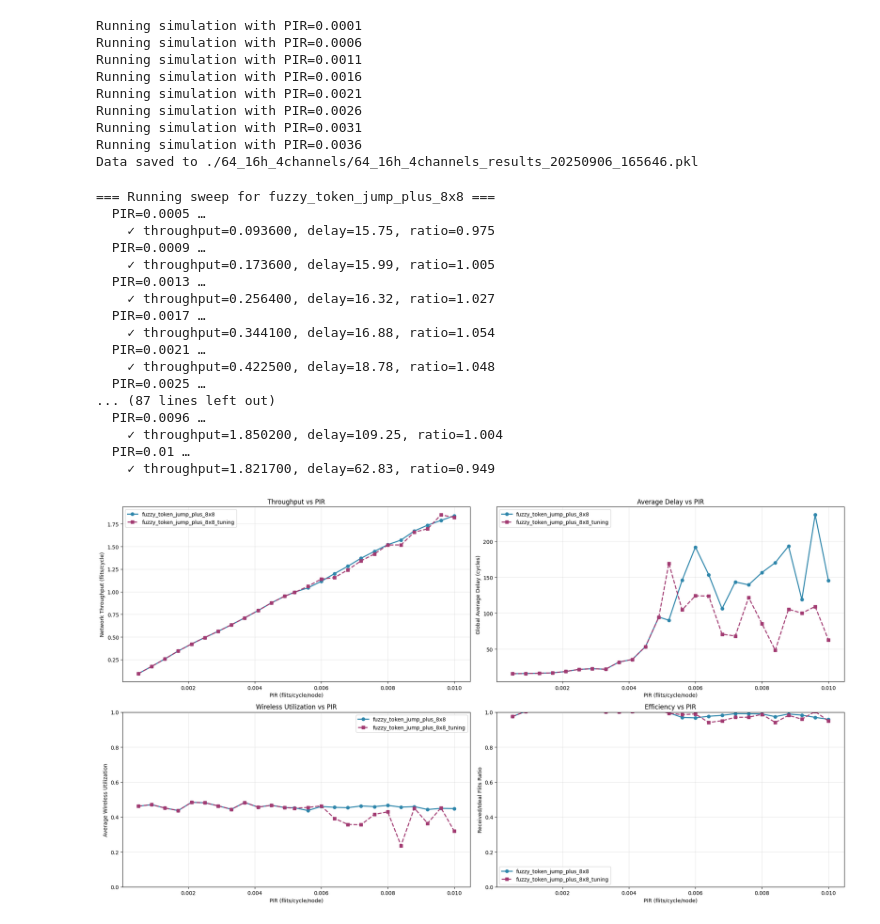
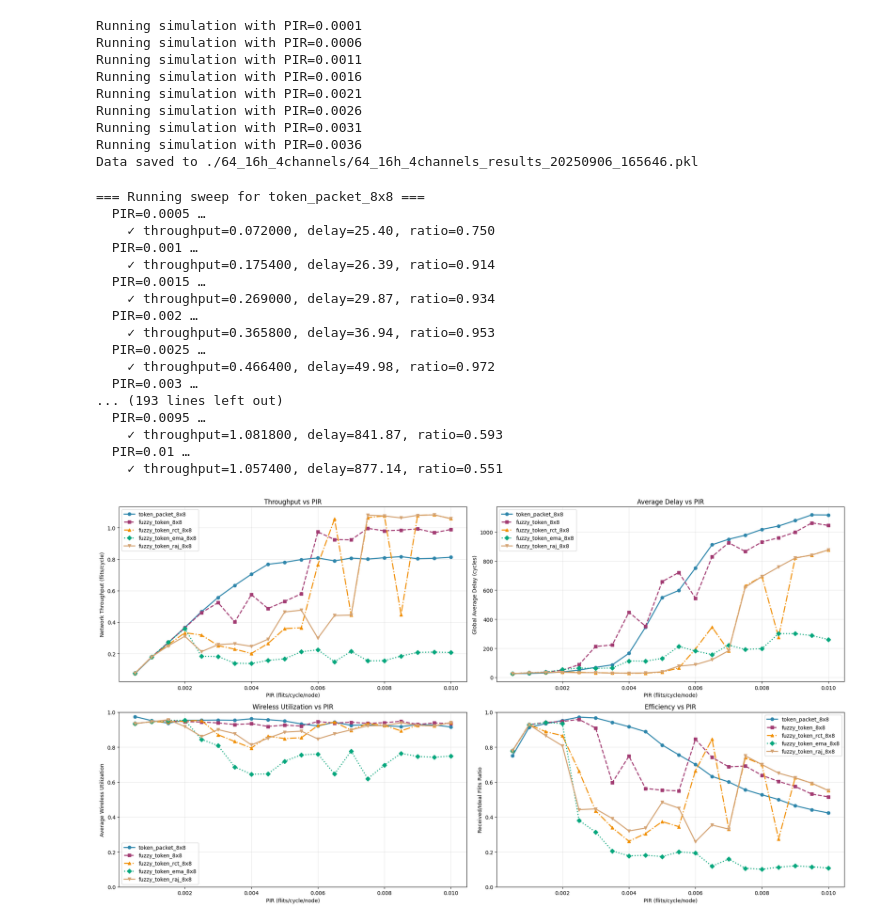
Before and after one commit to Jain-Nishkarsh/WiNoC-SOP, a Jupyter notebook: results/evaluate.ipynb, the cells around one changed output. Cells and saved outputs as stored; diff of their text form; code cells hidden in the pictures.

```diff
--- a/results/evaluate.ipynb
+++ b/results/evaluate.ipynb
@@ -123,16 +123,17 @@ import numpy as np
 
 # Configuration - List all configs to compare
 CONFIGS = [
-    # "../custom_config/fuzzy_token_8x8.yaml",
-    # "../custom_config/fuzzy_token_plus_8x8.yaml",
-    # "../custom_config/token_packet_8x8.yaml",
-    "../custom_config/fuzzy_token_jump_plus_8x8.yaml",
-    "../custom_config/fuzzy_token_jump_plus_8x8_tuning.yaml",
+    "../custom_config/token_packet_8x8.yaml",
+    "../custom_config/fuzzy_token_8x8.yaml",
+    "../custom_config/fuzzy_token_rct_8x8.yaml",
+    "../custom_config/fuzzy_token_ema_8x8.yaml",
+    "../custom_config/fuzzy_token_raj_8x8.yaml",
+    # "../custom_config/fuzzy_token_raj_8x8_tuning.yaml",
 ]
 
 BIN_DIR = Path("../bin").resolve()
-SEED = 42
-PIR_LIST = [round(x, 4) for x in np.linspace(0.0005, 0.01, 25)]
+SEED = 24
+PIR_LIST = [round(x, 4) for x in np.linspace(0.0005, 0.01, 20)]
 
 
 # Minimal parser for Noxim stdout
@@ -173,9 +174,11 @@ def run_sweep(config_path: str, pir_list, label: str):
             "./noxim",
             "-config", str(config_path),
             "-pir", str(pir), "poisson",
-            "-traffic", "transpose1",
+            # "-pir", str(pir), "pareto", "5", "50", "1.2",
+            "-traffic", "random",
+            # "-traffic", "transpose1",
             "-seed", str(SEED),
-            "-sim", "10000",
+            "-sim", "5000",
         ]
         try:
             proc = subprocess.run(cmd, cwd=str(BIN_DIR), capture_output=True, text=True, timeout=240)
@@ -259,45 +262,45 @@ ax2.set_xlabel("PIR (flits/cycle/node)")
 ax2.set_ylabel("Global Average Delay (cycles)")
 ax2.set_title("Average Delay vs PIR")
 ax2.grid(True, alpha=0.3)
 ax2.legend()
 
 
 # Configure Wireless utilization plot
 ax3.set_xlabel("PIR (flits/cycle/node)")
 ax3.set_ylabel("Average Wireless Utilization")
 ax3.set_title("Wireless Utilization vs PIR")
 ax3.set_ylim(0.0, 1.0)
 ax3.grid(True, alpha=0.3)
 ax3.legend()
 
 
 # Configure Received/Ideal flits ratio plot
 ax4.set_xlabel("PIR (flits/cycle/node)")
 ax4.set_ylabel("Received/Ideal Flits Ratio")
 ax4.set_title("Efficiency vs PIR")
 ax4.set_ylim(0.0, 1.0)
 ax4.grid(True, alpha=0.3)
 ax4.legend()
 
 
 plt.tight_layout()
 plt.show()
 # %% [output]
-=== Running sweep for fuzzy_token_jump_plus_8x8 ===
+=== Running sweep for token_packet_8x8 ===
   PIR=0.0005 …
-    ✓ throughput=0.093600, delay=15.75, ratio=0.975
-  PIR=0.0009 …
-    ✓ throughput=0.173600, delay=15.99, ratio=1.005
-  PIR=0.0013 …
-    ✓ throughput=0.256400, delay=16.32, ratio=1.027
-  PIR=0.0017 …
-    ✓ throughput=0.344100, delay=16.88, ratio=1.054
-  PIR=0.0021 …
-    ✓ throughput=0.422500, delay=18.78, ratio=1.048
+    ✓ throughput=0.072000, delay=25.40, ratio=0.750
+  PIR=0.001 …
+    ✓ throughput=0.175400, delay=26.39, ratio=0.914
+  PIR=0.0015 …
+    ✓ throughput=0.269000, delay=29.87, ratio=0.934
+  PIR=0.002 …
+    ✓ throughput=0.365800, delay=36.94, ratio=0.953
   PIR=0.0025 …
-... (87 lines left out)
-  PIR=0.0096 …
-    ✓ throughput=1.850200, delay=109.25, ratio=1.004
+    ✓ throughput=0.466400, delay=49.98, ratio=0.972
+  PIR=0.003 …
+... (193 lines left out)
+  PIR=0.0095 …
+    ✓ throughput=1.081800, delay=841.87, ratio=0.593
   PIR=0.01 …
-    ✓ throughput=1.821700, delay=62.83, ratio=0.949
+    ✓ throughput=1.057400, delay=877.14, ratio=0.551
-[figure, old version]
+[figure, new version]
```
Also changed, not shown: 11 other files.
